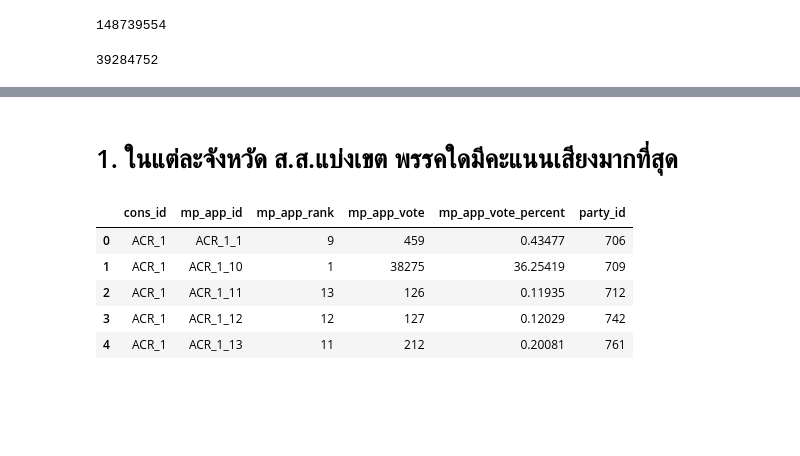
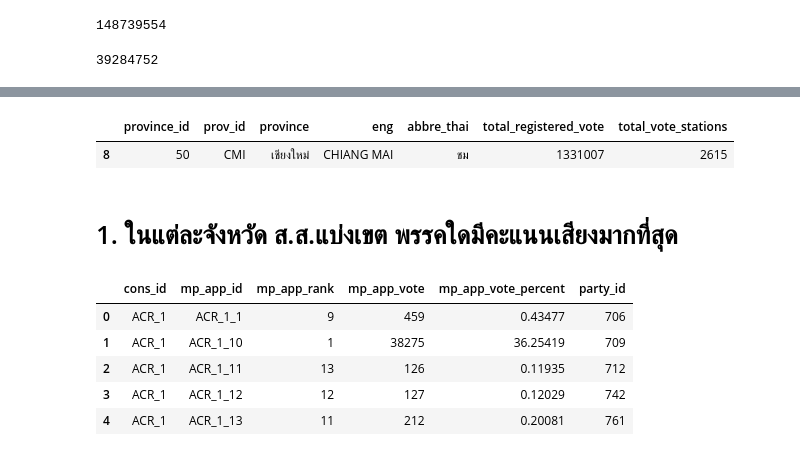
Before and after one commit to Aingon14/python_dataviz2023, a Jupyter notebook: project1.ipynb, the cells around one changed output, grey strips where cells are left out. Saved outputs shown, nothing was run; the diff lists cells and outputs as text; code cells hidden in the pictures; blank space fills up the shorter version.

```diff
--- a/project1.ipynb
+++ b/project1.ipynb
@@ -121,3 +136,9 @@ result_constituencies_status['turn_out'].sum()
+# %%
+cm_table = info_province[info_province['eng'] == 'CHIANG MAI']
+cm_table
+# %% [output]
+|  | province_id | prov_id | province | eng | abbre_thai | total_registered_vote | total_vote_stations |
+| 8 | 50 | CMI | เชียงใหม่ | CHIANG MAI | ชม | 1331007 | 2615 |
 # %% [markdown]
 # 1. ในแต่ละจังหวัด ส.ส.แบ่งเขต พรรคใดมีคะแนนเสียงมากที่สุด
 # %%
```
Also changed, not shown: parts of 2 cells of this notebook.
